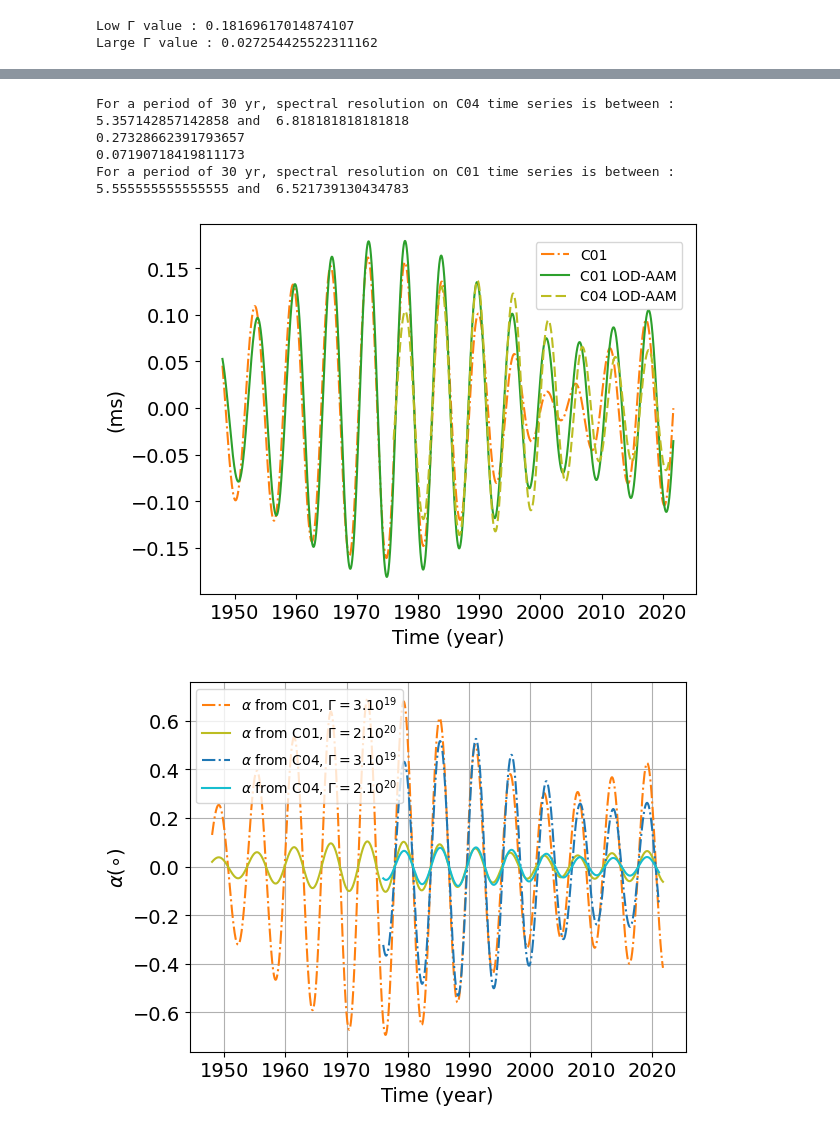
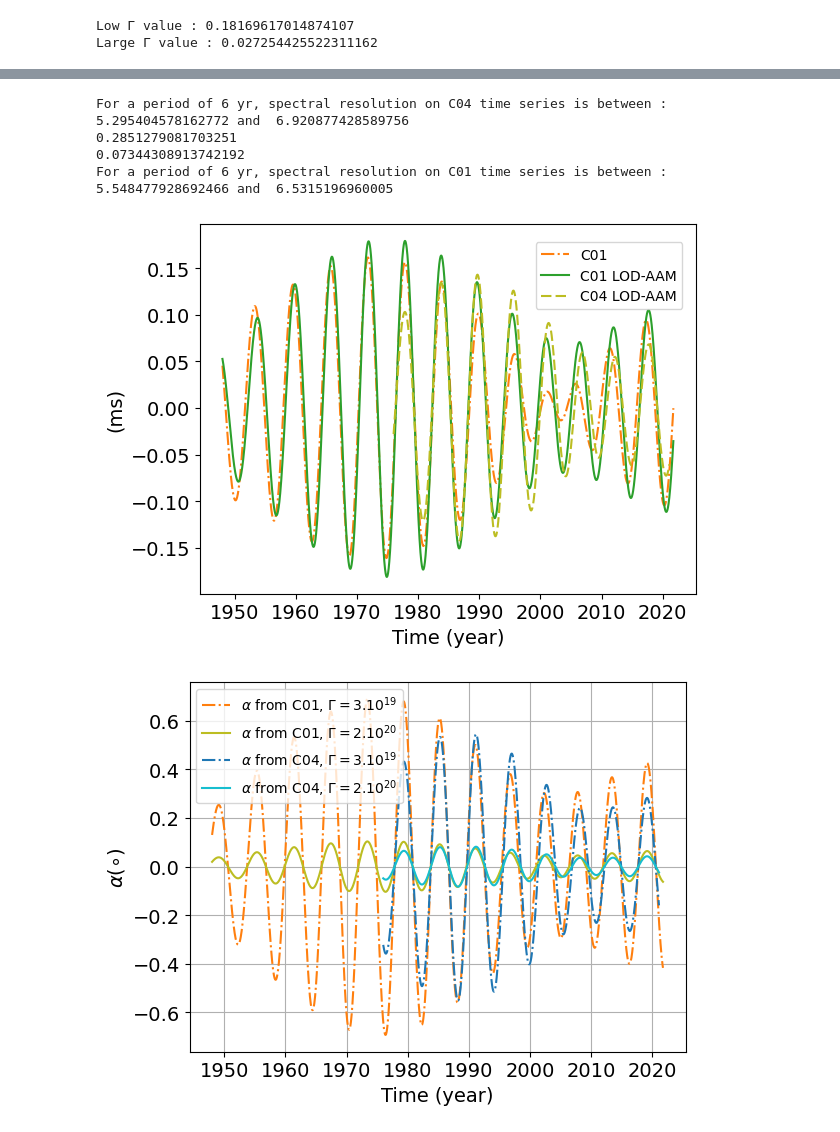
Before and after one commit to tsutterley/gravity-toolkit, a Jupyter notebook: notebooks/GRL_Gravitational_Lecomte2023b.ipynb, the cells around one changed output, grey strips where cells are left out. Cells and saved outputs as stored; diff of their text form; code cells hidden in the pictures.

```diff
--- a/notebooks/GRL_Gravitational_Lecomte2023b.ipynb
+++ b/notebooks/GRL_Gravitational_Lecomte2023b.ipynb
@@ -426,12 +478,16 @@ For a period of 30 yr, spectral resolution on C01 time series is between :  21.4
 [figure]
 # %%
 # Figure Supplementary Information S1b and S2b
-p = 6 #period of 6 years
-l = 50
+# Fig S1a. IERS EOP C01 LOD time-series with (green) and without (orange) removal of the Atmopheric Angular Momentum (AAM) and C04 LOD time-series
+# Fig S2b. α estimated from C01 LOD - AAM time-series (orange and lime) and C04 LOD- AAM time-series (blue and light blue) for the range values of Γ
+# The band-pass filters are between 5.5 & 6.5 years
+
+p = 6 #looking for a signal with a period of 6 years
+l = lod[-1,0] - lod[0,0] #length of the LOD time series for C04
 
 pmin = p - np.abs(p - 1/(1/p + 1/l))
 pmax = p + np.abs(p - 1/(1/p - 1/l))
-print("For a period of 30 yr, spectral resolution on C04 time series is between : ", pmin, "and ", pmax)
+print("For a period of 6 yr, spectral resolution on C04 time series is between : ", pmin, "and ", pmax)
 fmin, fmax = 1/pmax, 1/pmin
 
 filt_lod = lod.copy()
@@ -458,10 +514,10 @@ for i in range(1,7):
 print(np.max(filt_lod[:,6]) - np.min(filt_lod[:,6]))
 print(np.std(filt_lod[:,6]))
 
-l = 75 #length of the LOD time series for C01
+l = lod2[-1, 0] - lod2[0, 0] #length of the LOD time series for C01
 pmin = p - np.abs(p - 1/(1/p + 1/l))
 pmax = p + np.abs(p - 1/(1/p - 1/l))
-print("For a period of 30 yr, spectral resolution on C01 time series is between : ", pmin, "and ", pmax)
+print("For a period of 6 yr, spectral resolution on C01 time series is between : ", pmin, "and ", pmax)
 fmin, fmax = 1/pmax, 1/pmin
 
 filt_lod2 = lod2.copy()
@@ -488,36 +544,36 @@ for i in range(1,4):
 plt.figure()
 plt.plot(lod2[:,0], filt_lod2[:,1], label='C01', color='C1', linestyle='dashdot')
 plt.plot(lod2[:,0], filt_lod2[:,3], label='C01 LOD-AAM', color='C2')
 #plt.plot(lod[:,0], filt_lod[:,1], label='C04 LOD', color='C6')
 plt.plot(lod[:,0], filt_lod[:,6], label='C04 LOD-AAM', color='C8', linestyle=(0, (5,2)))
 
 plt.title('')
 plt.ylabel('(ms)', fontsize=14)
 plt.xlabel('Time (year)', fontsize=14)
 plt.xticks(fontsize=14)
 plt.yticks(fontsize=14)
 plt.legend(loc=(0.6769, 0.77))
 
 dlod = (filt_lod[1:,6] - filt_lod[:-1,6]) / ((lod[1:,0] - lod[:-1,0])*31536000)/1e3
 dlod2 = (filt_lod2[1:,3] - filt_lod2[:-1,3]) / ((lod2[1:,0] - lod2[:-1,0])*31536000)/1e3
 
 plt.figure()
 plt.plot(lod2[:-1,0], -360/86400**2*7.129e37/3e19*dlod2, label=r'$\alpha$ from C01, $\Gamma=3.10^{19}$', color='C1', linestyle='dashdot')
 plt.plot(lod2[:-1,0], -360/86400**2*7.129e37/2e20*dlod2, label=r'$\alpha$ from C01, $\Gamma=2.10^{20}$', color='C8')
 plt.plot(lod[:-1,0], -360/86400**2*7.129e37/3e19*dlod, label=r'$\alpha$ from C04, $\Gamma=3.10^{19}$', color='C0', linestyle='dashdot')
 plt.plot(lod[:-1,0], -360/86400**2*7.129e37/2e20*dlod, label=r'$\alpha$ from C04, $\Gamma=2.10^{20}$', color='C9')
 
 plt.ylabel(r'$\alpha (\circ)$', fontsize=14)
 plt.xlabel('Time (year)', fontsize=14)
 plt.xticks(fontsize=14)
 plt.yticks(fontsize=14)
 plt.grid()
 plt.legend()
 plt.show()
 # %% [output]
-For a period of 30 yr, spectral resolution on C04 time series is between :  5.357142857142858 and  6.818181818181818
-0.27328662391793657
-0.07190718419811173
-For a period of 30 yr, spectral resolution on C01 time series is between :  5.555555555555555 and  6.521739130434783
+For a period of 6 yr, spectral resolution on C04 time series is between :  5.295404578162772 and  6.920877428589756
+0.2851279081703251
+0.07344308913742192
+For a period of 6 yr, spectral resolution on C01 time series is between :  5.548477928692466 and  6.5315196960005
-[figure, old version]
+[figure, new version]
-[figure, old version]
+[figure, new version]
```
Also changed, not shown: parts of 8 cells of this notebook.
